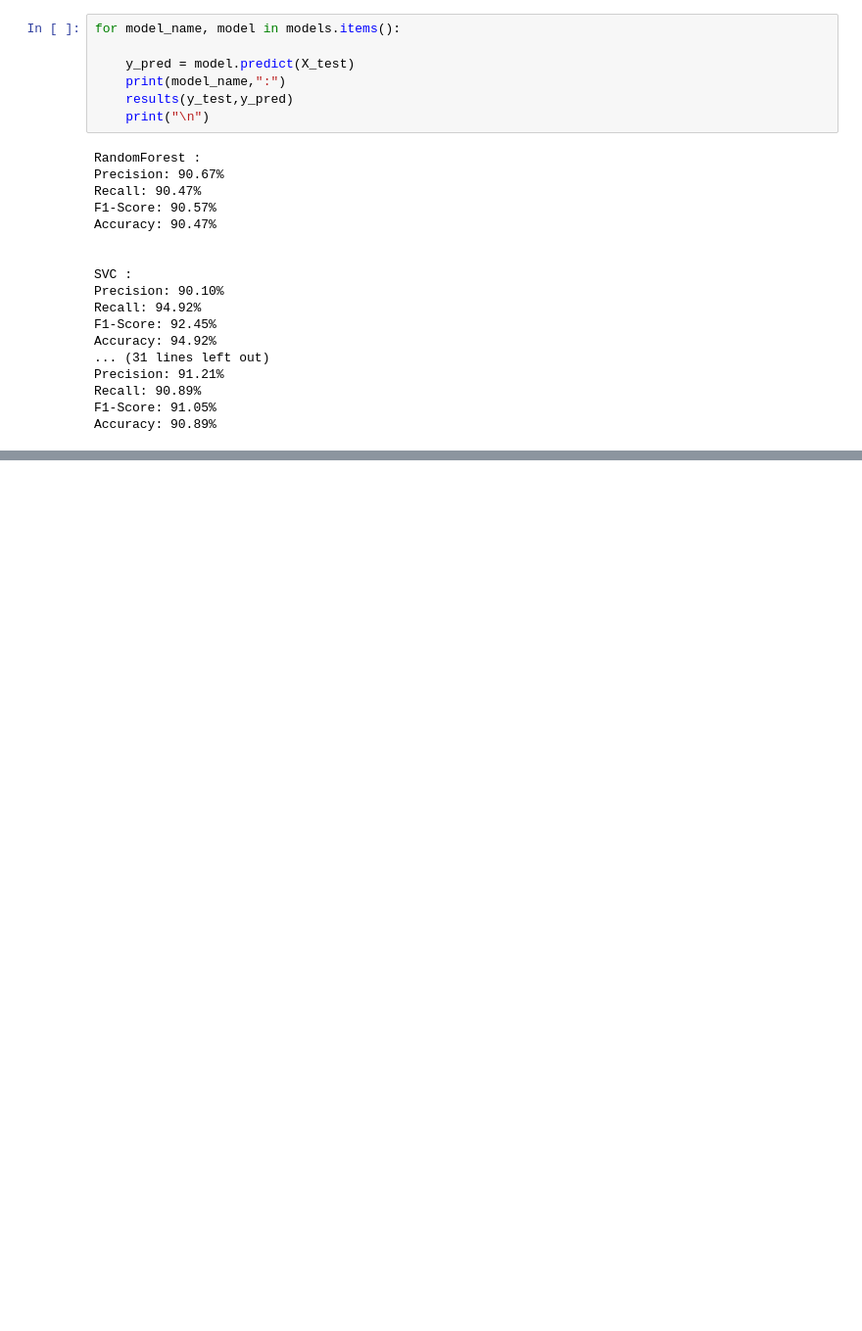
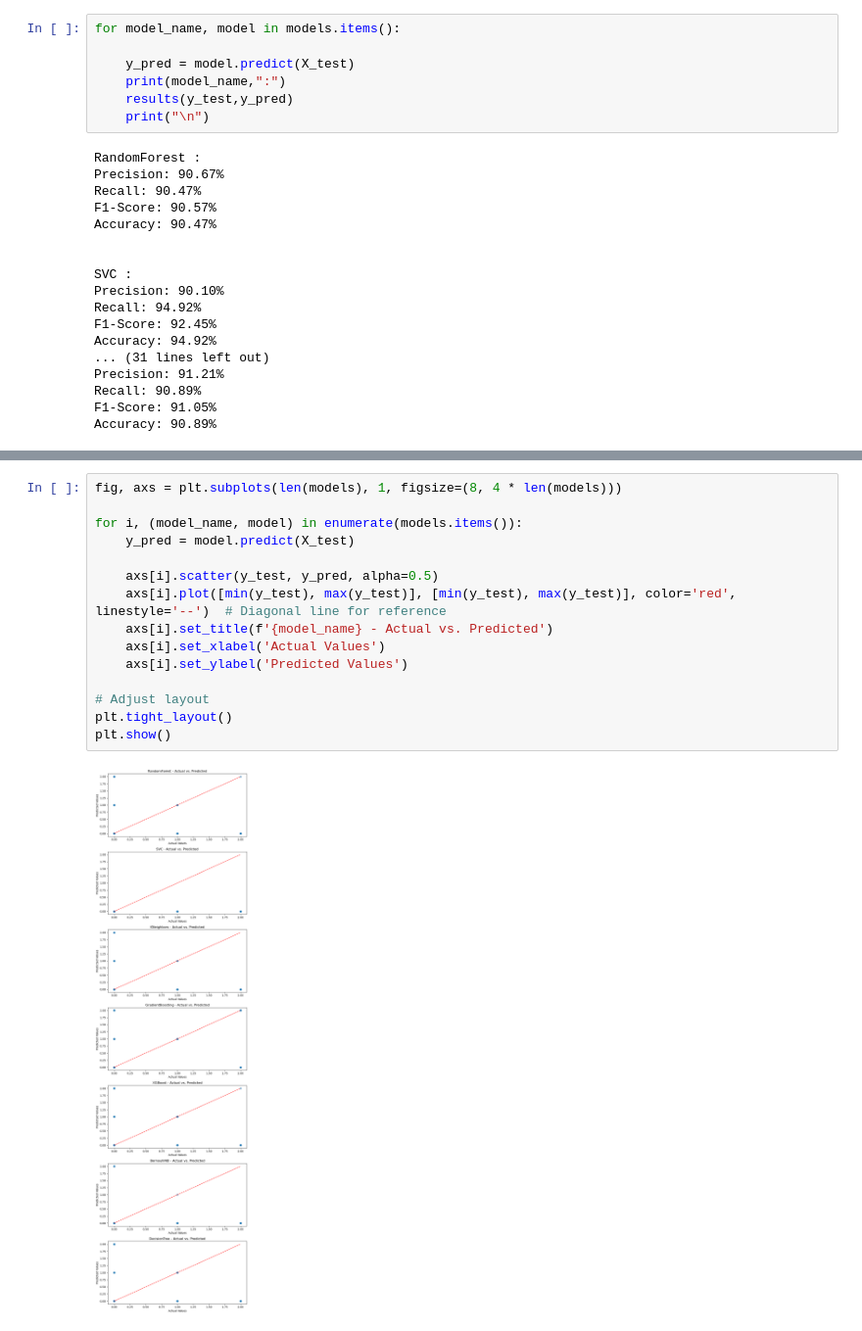
Before and after one commit to aashishops/Thyroid-Performance-Analysis, a Jupyter notebook: src/model_comp.ipynb, the cells around one changed output, grey strips where cells are left out. Shown: that part at 98% size. Saved outputs shown, nothing was run; the diff lists cells and outputs as text; blank space fills up the shorter version.

```diff
--- a/src/model_comp.ipynb
+++ b/src/model_comp.ipynb
@@ -57,0 +119,17 @@ Accuracy: 90.89%
+# %%
+fig, axs = plt.subplots(len(models), 1, figsize=(8, 4 * len(models)))
+
+for i, (model_name, model) in enumerate(models.items()):
+    y_pred = model.predict(X_test)
+
+    axs[i].scatter(y_test, y_pred, alpha=0.5)
+    axs[i].plot([min(y_test), max(y_test)], [min(y_test), max(y_test)], color='red', linestyle='--')  # Diagonal line for reference
+    axs[i].set_title(f'{model_name} - Actual vs. Predicted')
+    axs[i].set_xlabel('Actual Values')
+    axs[i].set_ylabel('Predicted Values')
+
+# Adjust layout
+plt.tight_layout()
+plt.show()
+# %% [output]
+[figure, added]
```
Also changed, not shown: parts of 8 cells of this notebook.
